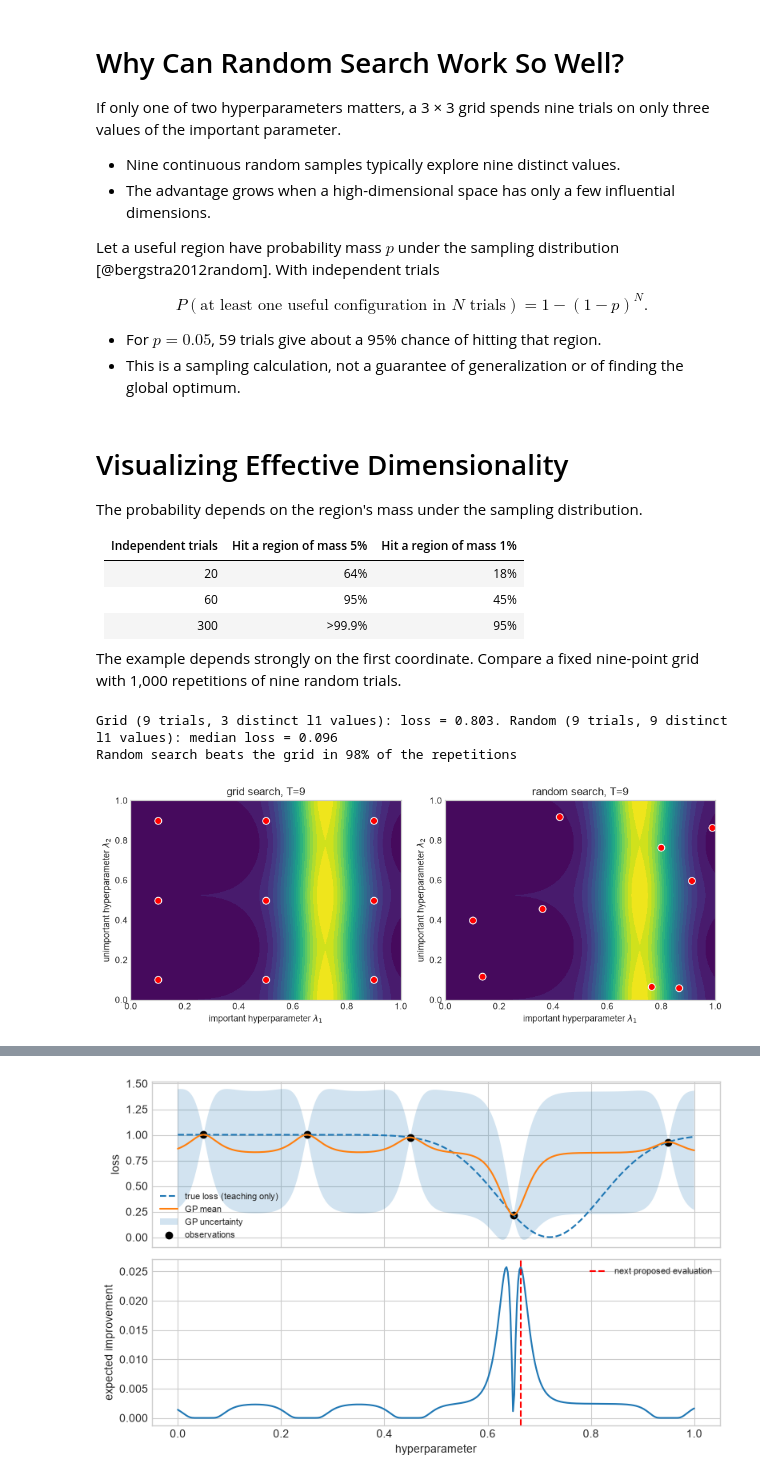
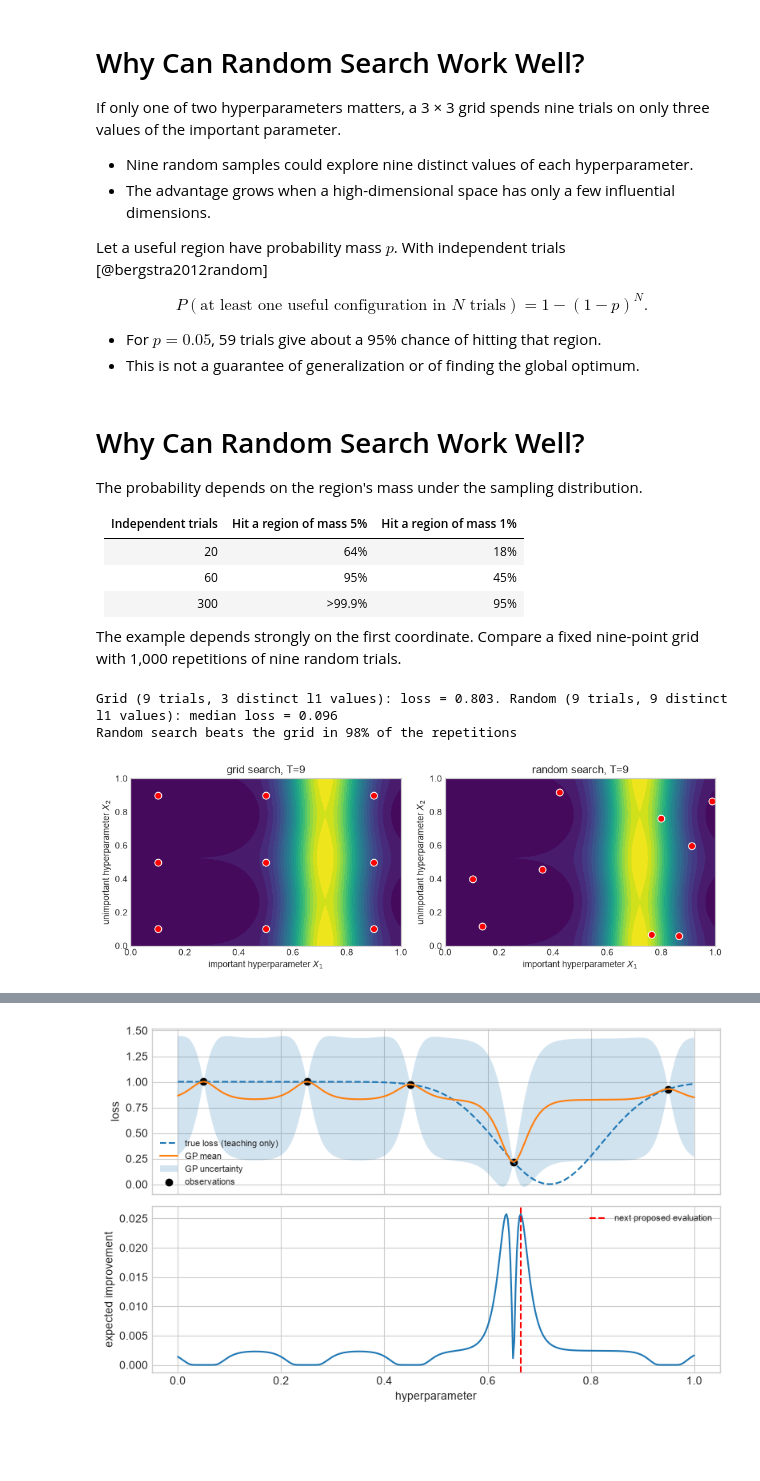
Before and after one commit to w4bo/AA2627-unibo-dcai, a Jupyter notebook: slides/lab-01-automl.ipynb, the cells around one changed output, grey strips where cells are left out. Drawn from its saved outputs; the diff is of its cells as text; code cells hidden in the pictures; blank space fills up the shorter version.

```diff
--- a/slides/lab-01-automl.ipynb
+++ b/slides/lab-01-automl.ipynb
@@ -217,7 +198,6 @@ memory usage: 504.1 KB
 classification_target = "income"
 X_cls = adult_df.drop(columns=[classification_target])
 y_raw = adult_df[classification_target]
-# Preserve the binary labels of the offline fallback dataset.
 y_cls = (y_raw == ">50K").astype(int) if adult_source.startswith("OpenML") else y_raw.astype(int)
 assert y_cls.nunique() == 2, "Classification requires two target classes."
 
@@ -235,30 +215,4 @@ X_cls_train, X_cls_val, y_cls_train, y_cls_val = train_test_split(
 
 numeric_cls = X_cls_train.select_dtypes(include=np.number).columns.tolist()
 categorical_cls = [c for c in X_cls_train.columns if c not in numeric_cls]
-
-def prepare_flaml_frame(X, categorical_columns=None, category_maps=None):
-    X_flaml = X.copy()
-    categorical_columns = [] if categorical_columns is None else list(categorical_columns)
-    categorical_columns = [column for column in categorical_columns if column in X_flaml.columns]
-    category_maps = {} if category_maps is None else category_maps
-
-    for column in categorical_columns:
-        values = X_flaml[column].astype(object).where(X_flaml[column].notna(), "__missing__")
-        if column not in category_maps:
-            category_maps[column] = {value: code for code, value in enumerate(pd.unique(values))}
-        unknown_code = len(category_maps[column])
-        X_flaml[column] = values.map(category_maps[column]).fillna(unknown_code).astype("int32")
-
-    X_flaml.columns = pd.RangeIndex(X_flaml.shape[1])
-    return X_flaml, category_maps
-
-X_cls_train_flaml, cls_category_maps = prepare_flaml_frame(X_cls_train, categorical_cls)
-X_cls_val_flaml, _ = prepare_flaml_frame(X_cls_val, categorical_cls, cls_category_maps)
-X_cls_test_flaml, _ = prepare_flaml_frame(X_cls_test, categorical_cls, cls_category_maps)
-
-# print(f"Rows: {len(X_cls)}")
-# print(f"Features: {X_cls.shape[1]}")
-# print(f"Numerical features: {len(numeric_cls)}")
-# print(f"Categorical features: {len(categorical_cls)}")
-# print(f"Positive class share: {y_cls.mean():.3f}")
 # %% [markdown]
@@ -359,19 +320,19 @@ RandomizedSearchCV(rf_pipeline, param_distributions, n_iter=9,
 # %% [markdown]
-# Why Can Random Search Work So Well?
+# Why Can Random Search Work Well?
 
 If only one of two hyperparameters matters, a 3 × 3 grid spends nine trials on only three values of the important parameter.
 
-- Nine continuous random samples typically explore nine distinct values.
+- Nine random samples could explore nine distinct values of each hyperparameter.
 - The advantage grows when a high-dimensional space has only a few influential dimensions.
 
-Let a useful region have probability mass $p$ under the sampling distribution [@bergstra2012random]. With independent trials
+Let a useful region have probability mass $p$. With independent trials [@bergstra2012random]
 
 $$P(\text{at least one useful configuration in }N\text{ trials})=1-(1-p)^N.$$
 
 - For $p=0.05$, 59 trials give about a 95% chance of hitting that region.
-- This is a sampling calculation, not a guarantee of generalization or of finding the global optimum.
+- This is not a guarantee of generalization or of finding the global optimum.
 # %% [markdown]
-# Visualizing Effective Dimensionality
+# Why Can Random Search Work Well?
 
 The probability depends on the region's mass under the sampling distribution.
 
@@ -386,34 +347,34 @@ The example depends strongly on the first coordinate. Compare a fixed nine-point
 #| echo: false
 def toy_objective(l1, l2):
     """Validation loss: depends strongly on l1, weakly on l2. Minimum near l1=0.72."""
     return 1 - np.exp(-((l1 - 0.72) ** 2) / 0.02) + 0.05 * np.sin(6 * l2) ** 2
 
 
 rng = np.random.default_rng(RANDOM_STATE)
 T = 9
 side = np.linspace(0.1, 0.9, int(np.sqrt(T)))
 G1, G2 = np.meshgrid(side, side)
 grid_best = toy_objective(G1, G2).min()
 
 random_best = np.array([
     toy_objective(rng.uniform(0, 1, T), rng.uniform(0, 1, T)).min() for _ in range(1000)
 ])
 
 print(f"Grid ({T} trials, {len(side)} distinct l1 values): loss = {grid_best:.3f}. Random ({T} trials, {T} distinct l1 values): median loss = {np.median(random_best):.3f}")
 print(f"Random search beats the grid in {(random_best < grid_best).mean():.0%} of the repetitions")
 
-fig, axes = plt.subplots(1, 2, figsize=(10, 4))
+fig, axes = plt.subplots(1, 2, figsize=(10, 3.5))
 xx, yy = np.meshgrid(np.linspace(0, 1, 200), np.linspace(0, 1, 200))
 for ax, (title, p1, p2) in zip(axes, [("grid", G1.ravel(), G2.ravel()),
                                       ("random", rng.uniform(0, 1, T), rng.uniform(0, 1, T))]):
     ax.contourf(xx, yy, toy_objective(xx, yy), levels=20, cmap="viridis_r")
     ax.scatter(p1, p2, c="red", edgecolor="white", s=60)
     ax.set_title(f"{title} search, T={T}")
-    ax.set_xlabel("important hyperparameter $\\lambda_1$")
-    ax.set_ylabel("unimportant hyperparameter $\\lambda_2$")
+    ax.set_xlabel("important hyperparameter $X_1$")
+    ax.set_ylabel("unimportant hyperparameter $X_2$")
 plt.tight_layout()
 plt.show()
 # %% [output]
 Grid (9 trials, 3 distinct l1 values): loss = 0.803. Random (9 trials, 9 distinct l1 values): median loss = 0.096
 Random search beats the grid in 98% of the repetitions
-[figure, old version]
+[figure, new version]
```
Also changed, not shown: parts of 97 cells of this notebook.
